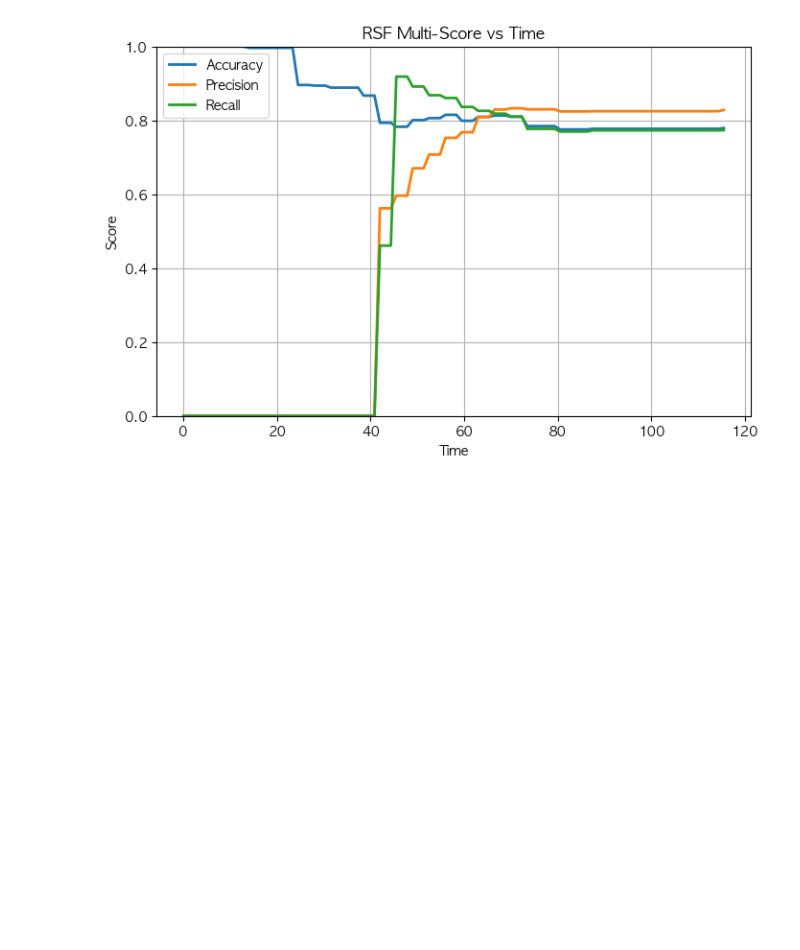
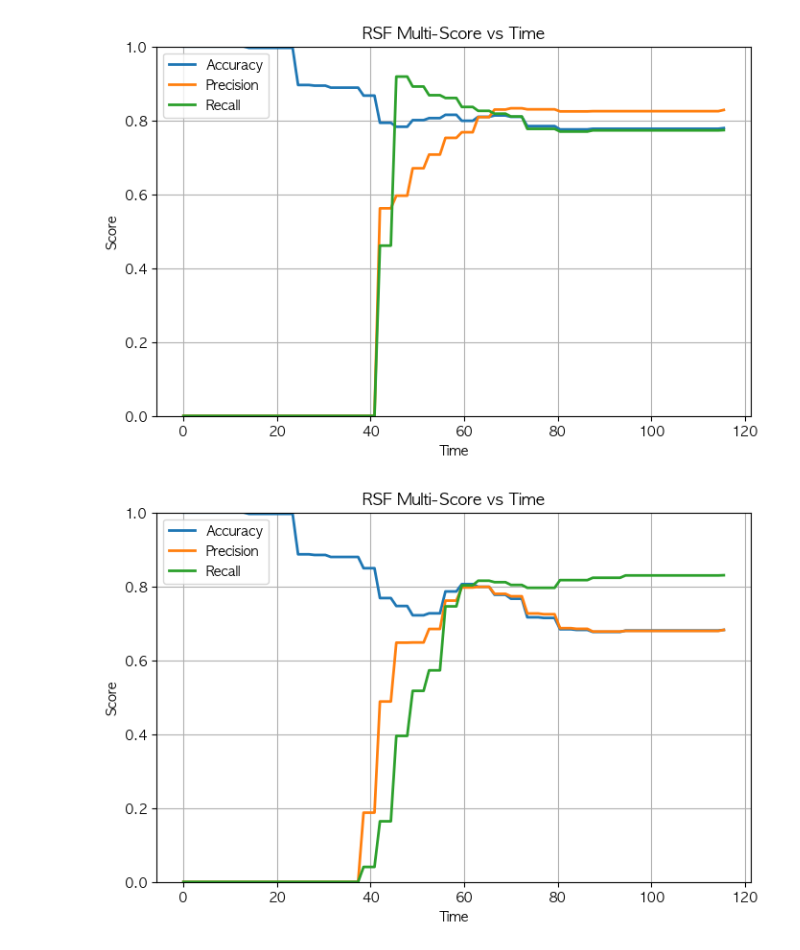
Before and after one commit to SKNetworks-AI19-250818/SKN19-mini-3Team, a Jupyter notebook: model_run.ipynb, the cells around one changed output. Drawn from its saved outputs; the diff is of its cells as text; code cells hidden in the pictures; blank space fills up the shorter version.

```diff
--- a/model_run.ipynb
+++ b/model_run.ipynb
@@ -260,3 +260,7 @@ ModelAnalysis.compare_real_vs_pred_alive_dead(xgb_cox, encode_selected, test_set
 ModelAnalysis.rsf_score_over_time(rsf_optim, test_set, t_max=115.5, n_points=100)
 # %% [output]
 [figure]
+# %%
+ModelAnalysis.rsf_score_over_time(xgb_cox, test_set, t_max=115.5, n_points=100)
+# %% [output]
+[figure, added]
```
Also changed, not shown: parts of 1 cell of this notebook, 1 other file.
